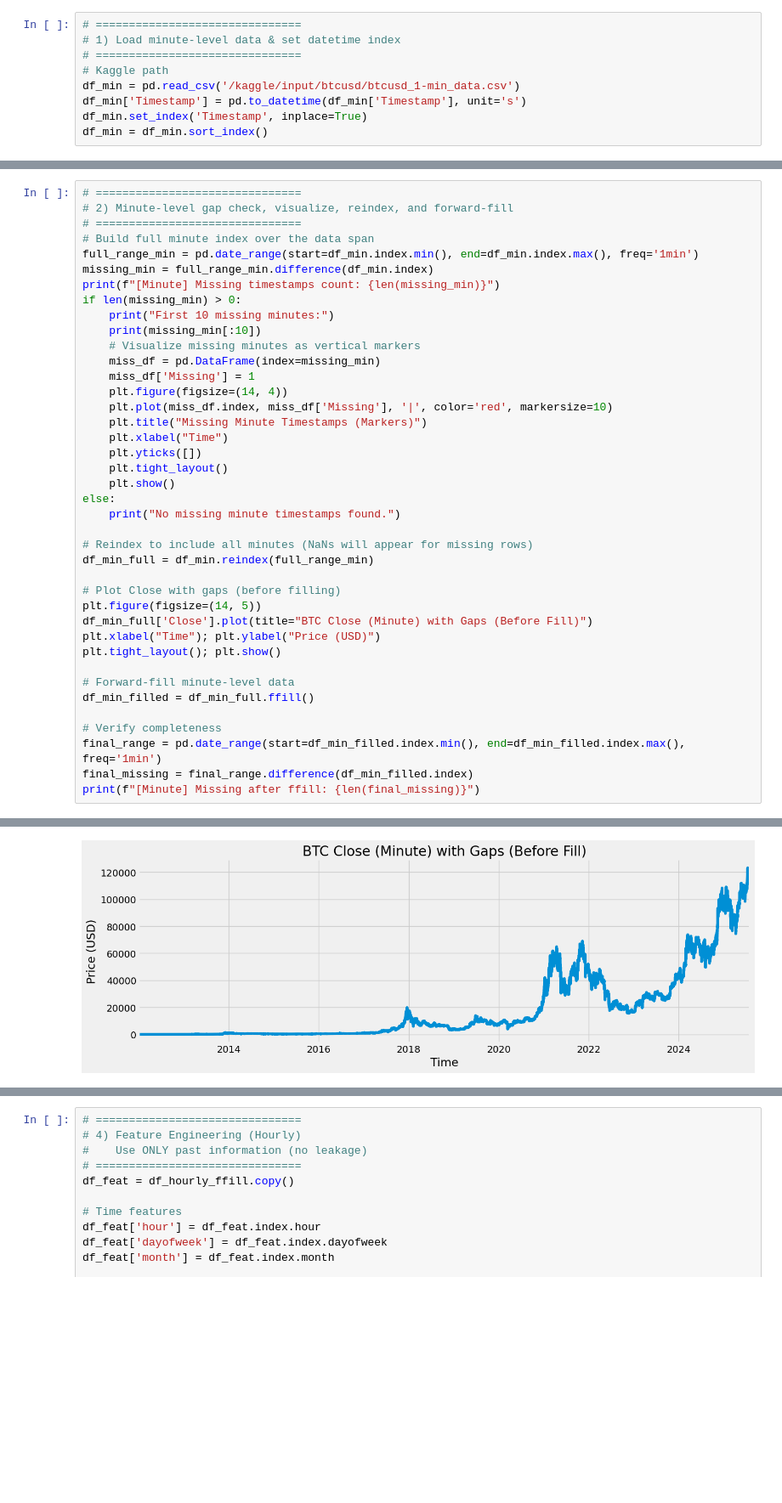
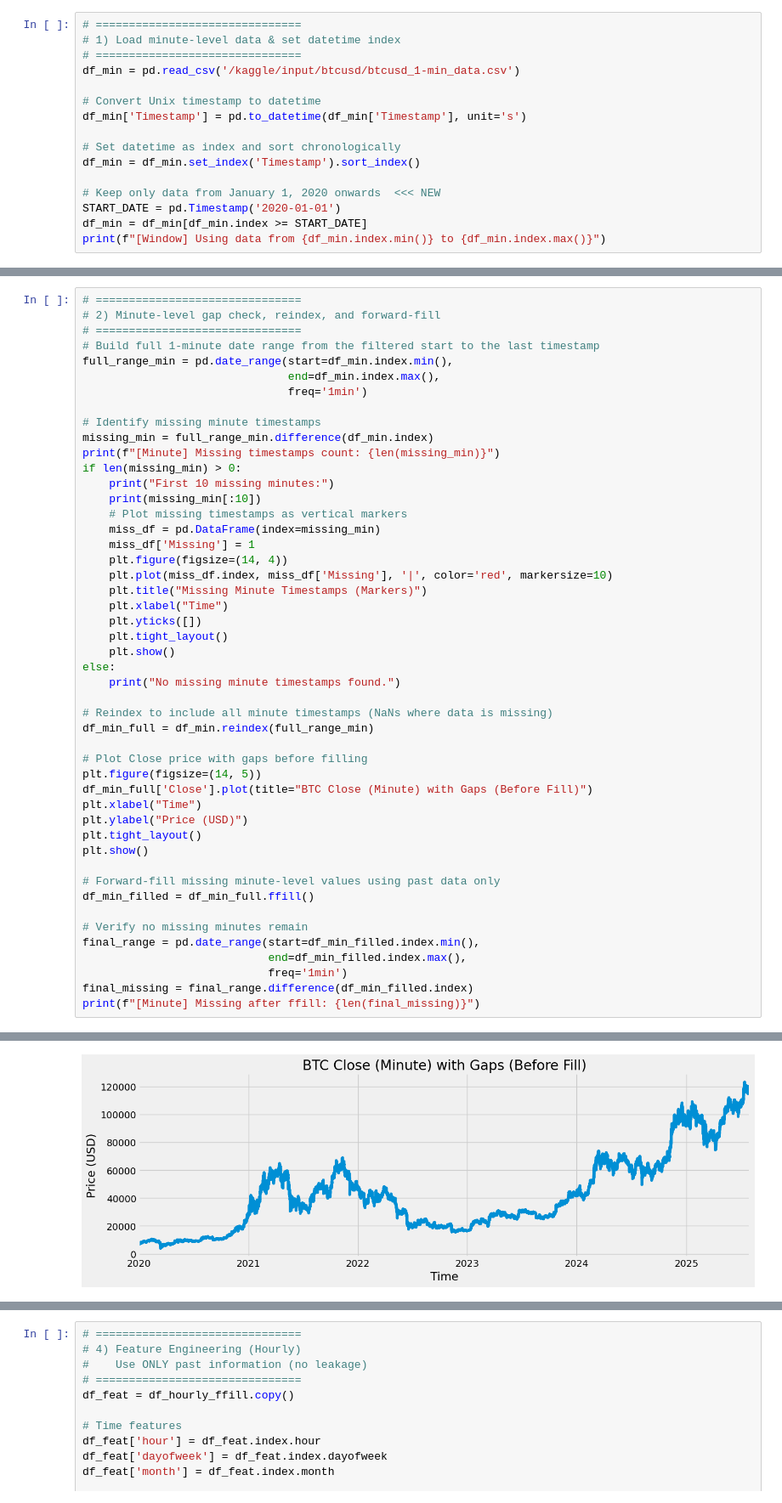
Before and after one commit to jiangfz1997/Bitcoin_Price_Prediction, a Jupyter notebook: notebooks/bitcoin-prediction-XGboost_Leon.ipynb, the cells around one changed output, grey strips where cells are left out. Shown at 85% size. Saved outputs shown, nothing was run; the diff lists cells and outputs as text; blank space fills up the shorter version.

```diff
--- a/notebooks/bitcoin-prediction-XGboost_Leon.ipynb
+++ b/notebooks/bitcoin-prediction-XGboost_Leon.ipynb
@@ -15,8 +15,15 @@ plt.style.use('fivethirtyeight')
 # ===============================
 # 1) Load minute-level data & set datetime index
 # ===============================
-# Kaggle path
 df_min = pd.read_csv('/kaggle/input/btcusd/btcusd_1-min_data.csv')
+
+# Convert Unix timestamp to datetime
 df_min['Timestamp'] = pd.to_datetime(df_min['Timestamp'], unit='s')
-df_min.set_index('Timestamp', inplace=True)
-df_min = df_min.sort_index()
+
+# Set datetime as index and sort chronologically
+df_min = df_min.set_index('Timestamp').sort_index()
+
+# Keep only data from January 1, 2020 onwards  <<< NEW
+START_DATE = pd.Timestamp('2020-01-01')
+df_min = df_min[df_min.index >= START_DATE]
+print(f"[Window] Using data from {df_min.index.min()} to {df_min.index.max()}")
@@ -23,54 +32,62 @@ df_min = df_min.sort_index()
 # %%
 # ===============================
-# 2) Minute-level gap check, visualize, reindex, and forward-fill
+# 2) Minute-level gap check, reindex, and forward-fill
 # ===============================
-# Build full minute index over the data span
-full_range_min = pd.date_range(start=df_min.index.min(), end=df_min.index.max(), freq='1min')
+# Build full 1-minute date range from the filtered start to the last timestamp
+full_range_min = pd.date_range(start=df_min.index.min(),
+                               end=df_min.index.max(),
+                               freq='1min')
+
+# Identify missing minute timestamps
 missing_min = full_range_min.difference(df_min.index)
 print(f"[Minute] Missing timestamps count: {len(missing_min)}")
 if len(missing_min) > 0:
     print("First 10 missing minutes:")
     print(missing_min[:10])
-    # Visualize missing minutes as vertical markers
+    # Plot missing timestamps as vertical markers
     miss_df = pd.DataFrame(index=missing_min)
     miss_df['Missing'] = 1
     plt.figure(figsize=(14, 4))
     plt.plot(miss_df.index, miss_df['Missing'], '|', color='red', markersize=10)
     plt.title("Missing Minute Timestamps (Markers)")
     plt.xlabel("Time")
     plt.yticks([])
     plt.tight_layout()
     plt.show()
 else:
     print("No missing minute timestamps found.")
 
-# Reindex to include all minutes (NaNs will appear for missing rows)
+# Reindex to include all minute timestamps (NaNs where data is missing)
 df_min_full = df_min.reindex(full_range_min)
 
-# Plot Close with gaps (before filling)
+# Plot Close price with gaps before filling
 plt.figure(figsize=(14, 5))
 df_min_full['Close'].plot(title="BTC Close (Minute) with Gaps (Before Fill)")
-plt.xlabel("Time"); plt.ylabel("Price (USD)")
-plt.tight_layout(); plt.show()
+plt.xlabel("Time")
+plt.ylabel("Price (USD)")
+plt.tight_layout()
+plt.show()
 
-# Forward-fill minute-level data
+# Forward-fill missing minute-level values using past data only
 df_min_filled = df_min_full.ffill()
 
-# Verify completeness
-final_range = pd.date_range(start=df_min_filled.index.min(), end=df_min_filled.index.max(), freq='1min')
+# Verify no missing minutes remain
+final_range = pd.date_range(start=df_min_filled.index.min(),
+                            end=df_min_filled.index.max(),
+                            freq='1min')
 final_missing = final_range.difference(df_min_filled.index)
 print(f"[Minute] Missing after ffill: {len(final_missing)}")
 # %% [output]
 [Minute] Missing timestamps count: 1160
 First 10 missing minutes:
 DatetimeIndex(['2025-03-15 00:01:00', '2025-03-15 00:02:00',
                '2025-03-15 00:03:00', '2025-03-15 00:04:00',
                '2025-03-15 00:05:00', '2025-03-15 00:06:00',
                '2025-03-15 00:07:00', '2025-03-15 00:08:00',
                '2025-03-15 00:09:00', '2025-03-15 00:10:00'],
               dtype='datetime64[ns]', freq='min')
 [figure]
-[figure, old version]
+[figure, new version]
 [Minute] Missing after ffill: 0
 # %%
 # ===============================
```
Also changed, not shown: parts of 7 cells of this notebook.
